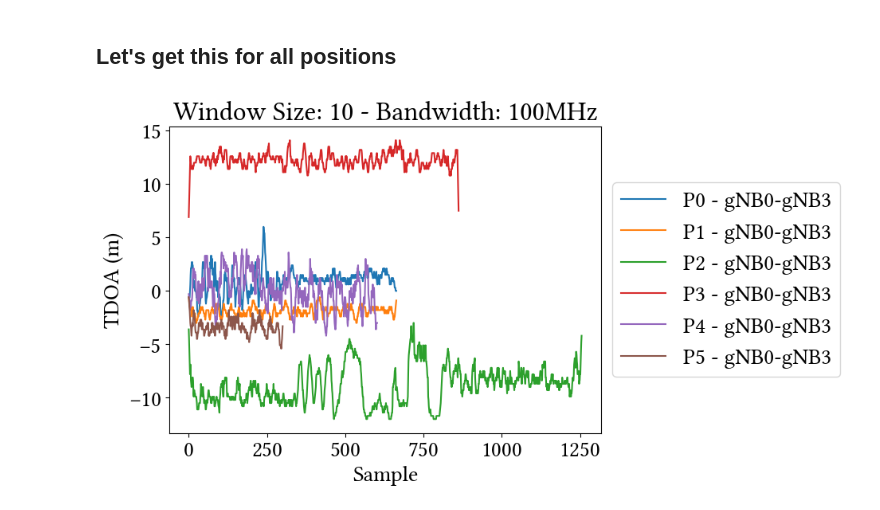
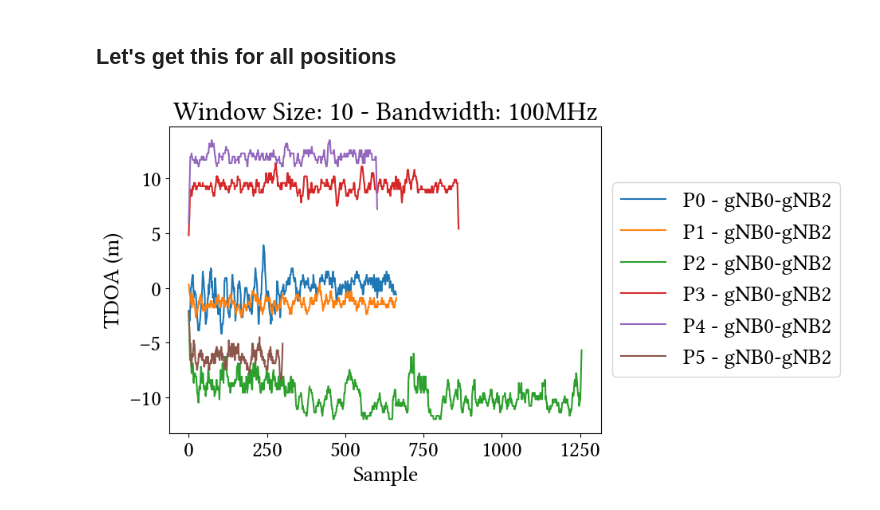
Before and after one commit to yagoliz/5glocalization, a Jupyter notebook: notebooks/ext-03-tdoa_5g_tdoa_plots.ipynb, the cells around one changed output. Cells and saved outputs as stored; diff of their text form; code cells hidden in the pictures.

```diff
--- a/notebooks/ext-03-tdoa_5g_tdoa_plots.ipynb
+++ b/notebooks/ext-03-tdoa_5g_tdoa_plots.ipynb
@@ -212,31 +218,31 @@ for position in range(0, 6):
     mask = (maskl & masku).all(axis=1)
     tdoas = moving_average(tdoas[mask, :], ma_window)
 
-    tdoas = tdoas / FREQUENCY * SPEED_OF_LIGHT
+    tdoas = tdoas / frequency * SPEED_OF_LIGHT
     tdoas_mean = np.mean(tdoas, axis=0)
 
     # Let's store our precious data
     result_dict[f"P{position}", "tdoas"] = tdoas
     result_dict[f"P{position}", "tdoas_mean"] = tdoas_mean
 # %%
-difference = 2
+difference = 1
 
 fig, ax = plt.subplots(figsize=(7, 5))
 
 for i in range(0, 6):
     if i == 4 and difference > 2:
         continue
     td = result_dict[f"P{i}", "tdoas"]
     ax.plot(
         td[:, difference],
         label=f"P{i} - gNB{triu_indices[0][difference]}-gNB{triu_indices[1][difference]}",
     )
 
-ax.set_title(f'Window Size: {result_dict["ma"]} - Bandwidth: {FREQUENCY_MHZ}MHz')
+ax.set_title(f'Window Size: {result_dict["ma"]} - Bandwidth: {frequency_mhz}MHz')
 ax.set_xlabel("Sample")
 ax.set_ylabel("TDOA (m)")
 ax.legend(loc="center left", bbox_to_anchor=(1, 0.5))
 
 plt.show()
 # %% [output]
-[figure, old version]
+[figure, new version]
```
Also changed, not shown: parts of 3 cells of this notebook, 7 other files.
